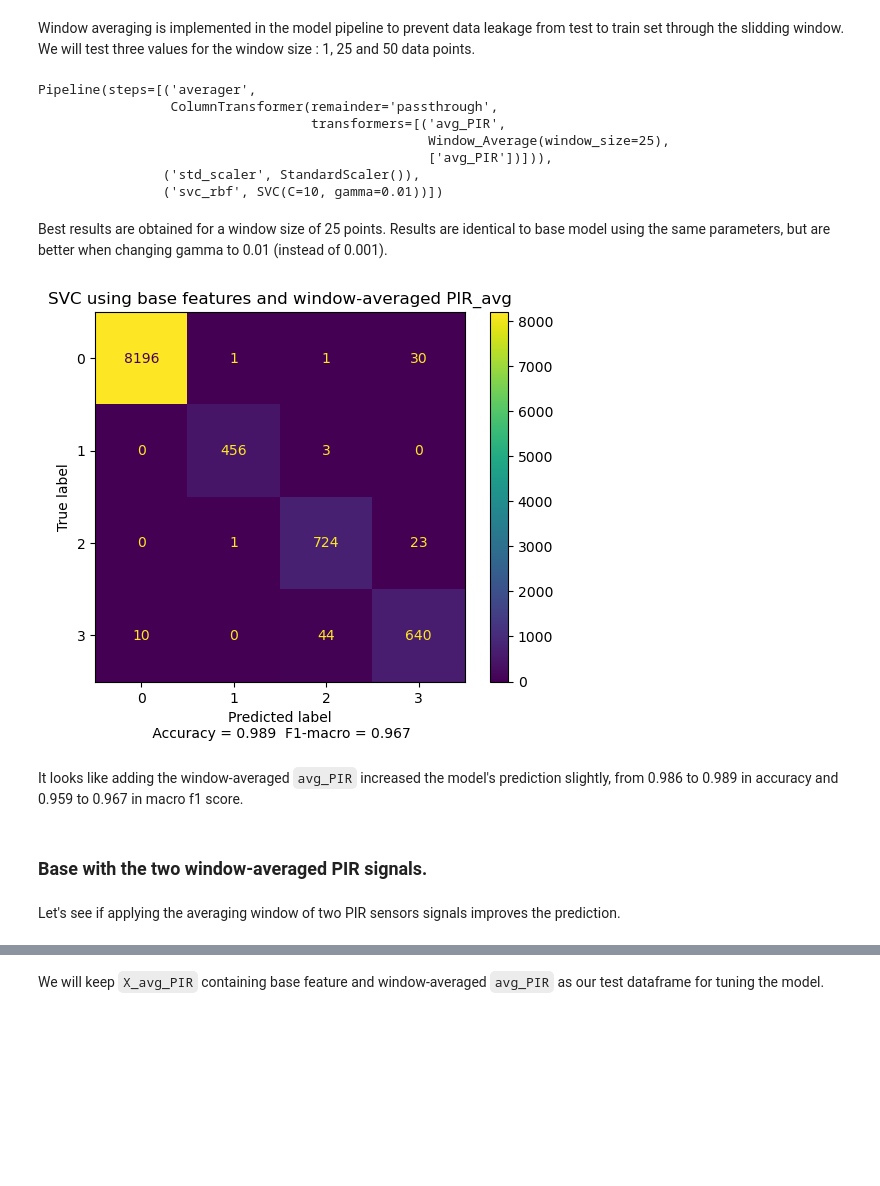
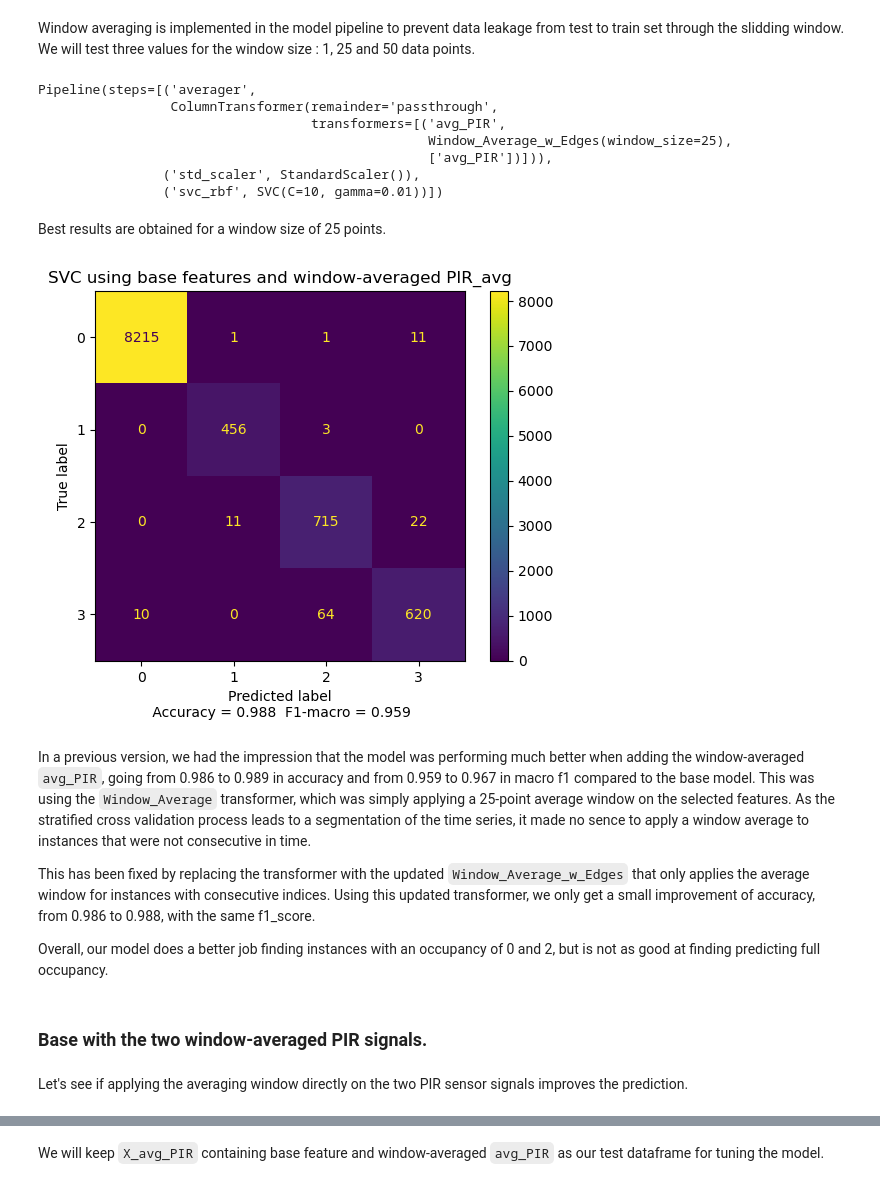
Before and after one commit to Clement-GRD/room_occupancy, a Jupyter notebook: room_occupancy.ipynb, the cells around one changed output, grey strips where cells are left out. Cells and saved outputs as stored; diff of their text form; code cells hidden in the pictures; blank space fills up the shorter version.

```diff
--- a/room_occupancy.ipynb
+++ b/room_occupancy.ipynb
@@ -133,3 +132,9 @@ y = X_base.pop('Room_Occupancy_Count')
+# %%
+skf = StratifiedKFold(n_splits=10)
+# %%
+X_base = df.copy()
+y = X_base.pop('Room_Occupancy_Count')
+groups = np.zeros_like(y) # We will use groups at some point, but for now we use the same for all instances.
 # %%
 X_base.columns
 # %% [output]
@@ -143,7 +148,6 @@ The study does not report the optimal parameters for the SVC classifier, we'll u
 svc_pipeline_1 = Pipeline([
     ('std_scaler', StandardScaler()),
     ('svc_rbf', SVC())
-
 ])
 
 # best parameters
@@ -158,8 +162,8 @@ svc_param_grid_1 = [{
 # 'svc_rbf__gamma':[0.01,0.001,0.0001]
 # }]
 
-svc_grid_1 = GridSearchCV(svc_pipeline_1, svc_param_grid_1, scoring='f1_macro', cv=10, n_jobs=-1)
-svc_grid_1.fit(X_base, y)
+svc_grid_1 = GridSearchCV(svc_pipeline_1, svc_param_grid_1, scoring='f1_macro', cv=skf, n_jobs=-1)
+svc_grid_1.fit(X_base, y, groups=groups)
 
 std_svc_best_1 = svc_grid_1.best_estimator_
 std_svc_best_1
@@ -346,18 +350,24 @@ Window averaging is implemented in the model pipeline to prevent data leakage fr
 # %%
 svc_pipeline_2 = Pipeline([
     ('averager',ColumnTransformer([
-         ('avg_PIR',Window_Average(25),['avg_PIR'])],
+         ('avg_PIR', Window_Average_w_Edges(25), ['avg_PIR'])],
          remainder='passthrough')),
     ('std_scaler', StandardScaler()),
-    ('svc_rbf', SVC(C=10,gamma=0.01))
+    ('svc_rbf', SVC(C=10, gamma=0.01))
 ])
 
+# For grid search
+# svc_param_grid_2 = [{
+# 'averager__avg_PIR__window_size':[1,25,50],
+# }]
+
+# Best results
 svc_param_grid_2 = [{
 'averager__avg_PIR__window_size':[25],
 }]
 
-svc_grid_2 = GridSearchCV(svc_pipeline_2, svc_param_grid_2, scoring='f1_macro', cv=10, n_jobs=-1)
-svc_grid_2.fit(X_avg_PIR,y)
+svc_grid_2 = GridSearchCV(svc_pipeline_2, svc_param_grid_2, scoring='f1_macro', cv=skf, n_jobs=-1)
+svc_grid_2.fit(X_avg_PIR, y, groups=groups)
 
 std_svc_best_2 = svc_grid_2.best_estimator_
 std_svc_best_2
@@ -365,23 +375,27 @@ std_svc_best_2
 Pipeline(steps=[('averager',
                  ColumnTransformer(remainder='passthrough',
                                    transformers=[('avg_PIR',
-                                                  Window_Average(window_size=25),
+                                                  Window_Average_w_Edges(window_size=25),
                                                   ['avg_PIR'])])),
                 ('std_scaler', StandardScaler()),
                 ('svc_rbf', SVC(C=10, gamma=0.01))])
 # %% [markdown]
-Best results are obtained for a window size of 25 points. Results are identical to base model using the same parameters, but are better when changing gamma to 0.01 (instead of 0.001).
+Best results are obtained for a window size of 25 points.
 # %%
-svc_predictions_2 = cross_val_predict(std_svc_best_2,X_avg_PIR,y,cv=10,n_jobs=-1)
-plot_confusion_acc_f1(y,svc_predictions_2,'SVC using base features and window-averaged PIR_avg')
+svc_predictions_2 = cross_val_predict(std_svc_best_2, X_avg_PIR, y, groups=groups, cv=skf, n_jobs=-1)
+plot_confusion_acc_f1(y,svc_predictions_2, 'SVC using base features and window-averaged PIR_avg')
 # %% [output]
-[figure, old version]
+[figure, new version]
-# %% [markdown]
-It looks like adding the window-averaged `avg_PIR` increased the model's prediction slightly, from 0.986 to 0.989 in accuracy and 0.959 to 0.967 in macro f1 score.
+# %% [markdown]
+In a previous version, we had the impression that the model was performing much better when adding the window-averaged `avg_PIR`, going from 0.986 to 0.989 in accuracy and from 0.959 to 0.967 in macro f1 compared to the base model. This was using the `Window_Average` transformer, which was simply applying a 25-point average window on the selected features. As the stratified cross validation process leads to a segmentation of the time series, it made no sence to apply a window average to instances that were not consecutive in time.
+
+This has been fixed by replacing the transformer with the updated `Window_Average_w_Edges` that only applies the average window for instances with consecutive indices. Using this updated transformer, we only get a small improvement of accuracy, from 0.986 to 0.988, with the same f1_score.
+
+Overall, our model does a better job finding instances with an occupancy of 0 and 2, but is not as good at finding predicting full occupancy.
 # %% [markdown]
 ### Base with the two window-averaged PIR signals.
 # %% [markdown]
-Let's see if applying the averaging window of two PIR sensors signals improves the prediction.
+Let's see if applying the averaging window directly on the two PIR sensor signals improves the prediction.
 # %%
 svc_pipeline_3 = Pipeline([
     ('averager',ColumnTransformer([
```
Also changed, not shown: parts of 65 cells of this notebook.
